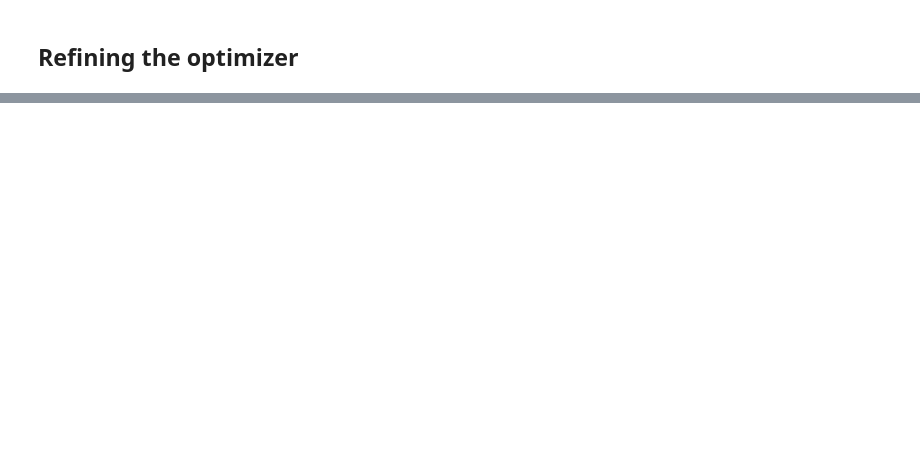
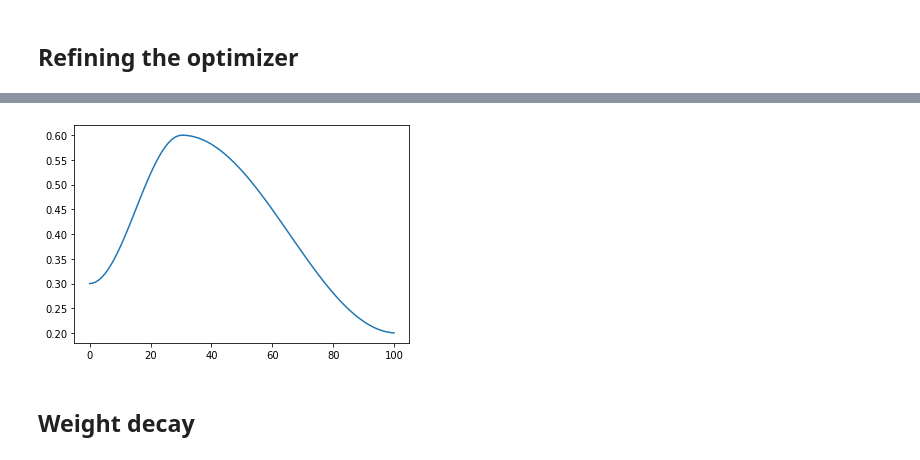
Before and after one commit to qAp/course-v3, a Jupyter notebook: nbs/dl2/09_optimizers-lookntype.ipynb, the cells around one changed output, grey strips where cells are left out. Cells and saved outputs as stored; diff of their text form; code cells hidden in the pictures; blank space fills up the shorter version.

```diff
--- a/nbs/dl2/09_optimizers-lookntype.ipynb
+++ b/nbs/dl2/09_optimizers-lookntype.ipynb
@@ -79,0 +127,6 @@ class ParamScheduler(Callback):
+# %%
+run.recorder.plot_lr()
+# %% [output]
+[figure, added]
+# %% [markdown]
+## Weight decay
```
Also changed, not shown: parts of 29 cells of this notebook.
